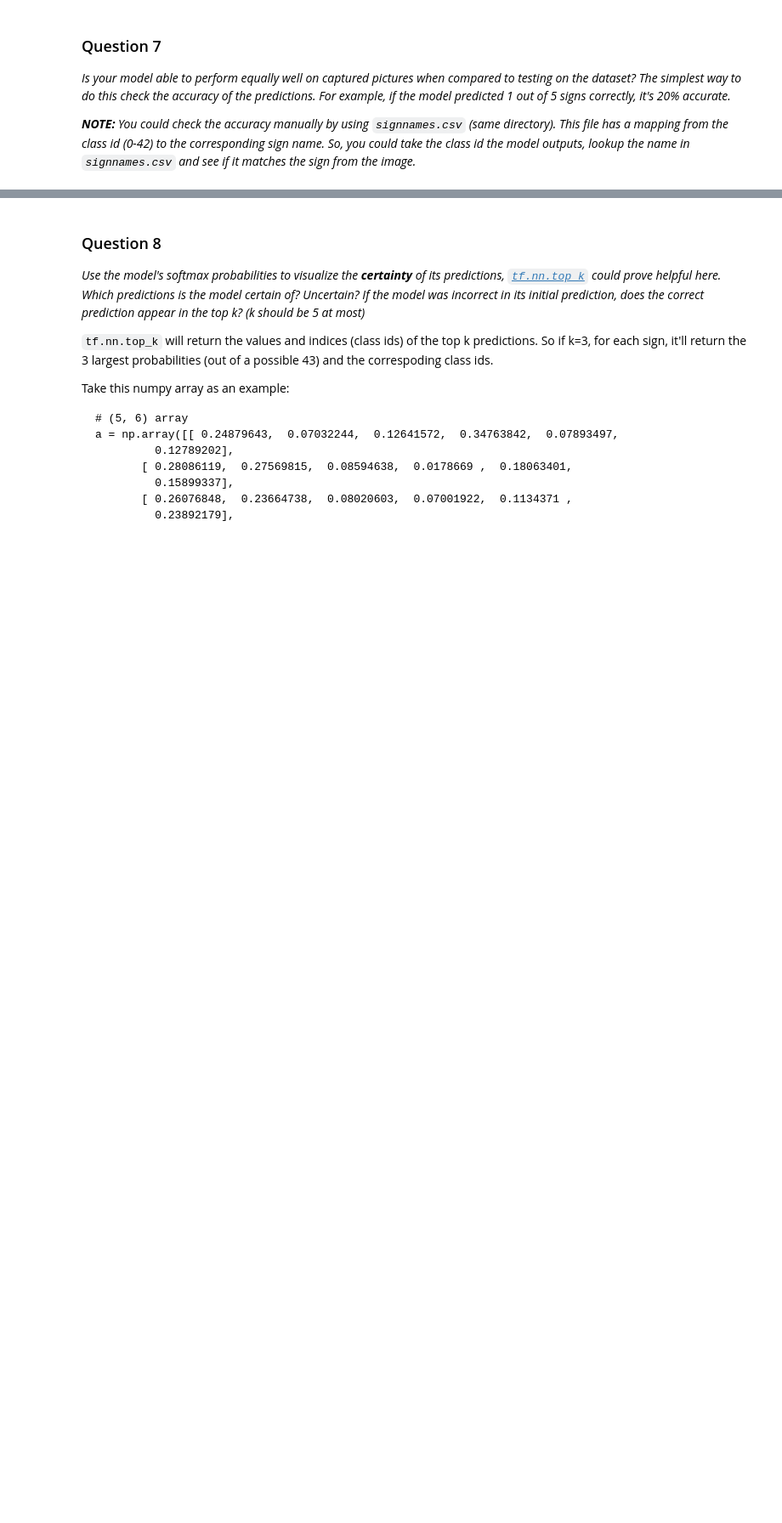
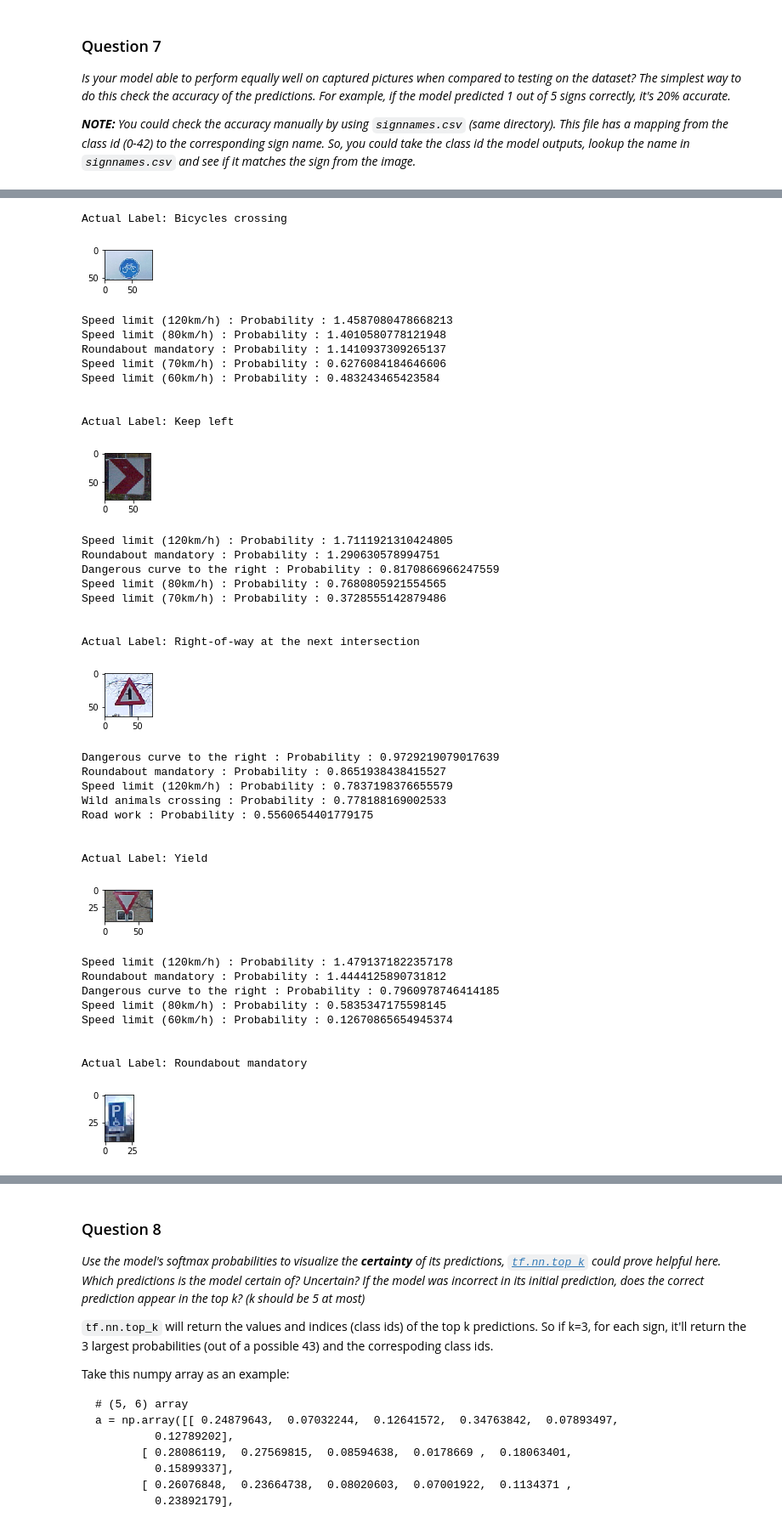
Before and after one commit to jatindhankhar/CarND-Traffic-Sign-Classifier-Project, a Jupyter notebook: Traffic_Sign_Classifier.ipynb, the cells around one changed output, grey strips where cells are left out. Shown at 85% size. Drawn from its saved outputs; the diff is of its cells as text; code cells hidden in the pictures; blank space fills up the shorter version.

```diff
--- a/Traffic_Sign_Classifier.ipynb
+++ b/Traffic_Sign_Classifier.ipynb
@@ -408,14 +408,15 @@ import cv2
 import tensorflow as tf
 import numpy as np
 real_images = []
-real_labels= [29,39,11,13,40,28] # No equivalent lable for 4th image
-for i in range(1,7):
+real_labels= [29,39,11,13,40] # No equivalent lable for 4th image
+for i in range(1,6):
     img = mpimg.imread(("./real_test/{}.png").format(i))
     img = cv2.resize(img, (32, 32)) # Resize them as per our CNN
-    img = np.array(img)
+    img = np.asarray(img)
+    print(img.shape)
+    #img = tf.reshape(img, [-1, 32, 32, 3])
     real_images.append(img)
     plt.figure(figsize=(1,1))
     plt.imshow(img)
-
 print("Loaded Images")
 # %% [output]
@@ -441,7 +446,15 @@ Big thanks to authors for making data publicly available. I cropped the original
 ### Run the predictions here.
 ### Feel free to use as many code cells as needed.
 prediction_accuracy = 0
+predictions = tf.argmax(logits, 1)
+top_predictions = tf.nn.top_k(logits, 5)
 with tf.Session() as sess:
     saver.restore(sess, tf.train.latest_checkpoint('.'))
     prediction_accuracy= evaluate(real_images,real_labels)
+    print(("Model accuracy : {}").format(prediction_accuracy))
+    #saver.restore(sess, tf.train.latest_checkpoint('.'))
+    top_predictions, predictions = sess.run([top_predictions, predictions], feed_dict={x: real_images, y: real_labels})
+
+for i in range(5):
+    print("Predicted Label: {}, Actual Label: {}".format(get_label(predictions[i]), get_label(real_labels[i])))
 # %% [output]
@@ -459,0 +477,54 @@ _**NOTE:** You could check the accuracy manually by using `signnames.csv` (same
+# %%
+### Visualize the softmax probabilities here.
+### Feel free to use as many code cells as needed.
+#for i in range(5):
+#print(top_predictions[0])
+for i in range(5):
+    plt.figure(figsize=(1,1))
+    img = mpimg.imread(("./real_test/{}.png").format(i+1))
+    print(("Actual Label: {}").format(get_label(real_labels[i])))
+    plt.imshow(img)
+    plt.show()
+    probability,label = top_predictions[0][i],top_predictions[1][i]
+    for t in range(5):
+        print(("{} : Probability : {}").format(get_label(label[t]),probability[t]))
+    print("\n")
+# %% [output]
+Actual Label: Bicycles crossing
+[figure, added]
+Speed limit (120km/h) : Probability : 1.4587080478668213
+Speed limit (80km/h) : Probability : 1.4010580778121948
+Roundabout mandatory : Probability : 1.1410937309265137
+Speed limit (70km/h) : Probability : 0.6276084184646606
+Speed limit (60km/h) : Probability : 0.483243465423584
+
+
+Actual Label: Keep left
+[figure, added]
+Speed limit (120km/h) : Probability : 1.7111921310424805
+Roundabout mandatory : Probability : 1.290630578994751
+Dangerous curve to the right : Probability : 0.8170866966247559
+Speed limit (80km/h) : Probability : 0.7680805921554565
+Speed limit (70km/h) : Probability : 0.3728555142879486
+
+
+Actual Label: Right-of-way at the next intersection
+[figure, added]
+Dangerous curve to the right : Probability : 0.9729219079017639
+Roundabout mandatory : Probability : 0.8651938438415527
+Speed limit (120km/h) : Probability : 0.7837198376655579
+Wild animals crossing : Probability : 0.778188169002533
+Road work : Probability : 0.5560654401779175
+
+
+Actual Label: Yield
+[figure, added]
+Speed limit (120km/h) : Probability : 1.4791371822357178
+Roundabout mandatory : Probability : 1.4444125890731812
+Dangerous curve to the right : Probability : 0.7960978746414185
+Speed limit (80km/h) : Probability : 0.5835347175598145
+Speed limit (60km/h) : Probability : 0.12670865654945374
+
+
+Actual Label: Roundabout mandatory
+[figure, added]
```
Also changed, not shown: parts of 9 cells of this notebook, 2 other files.
